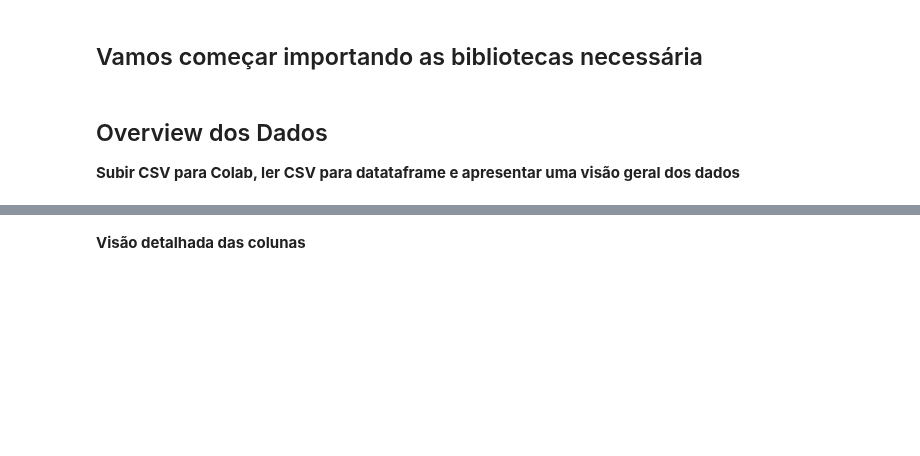
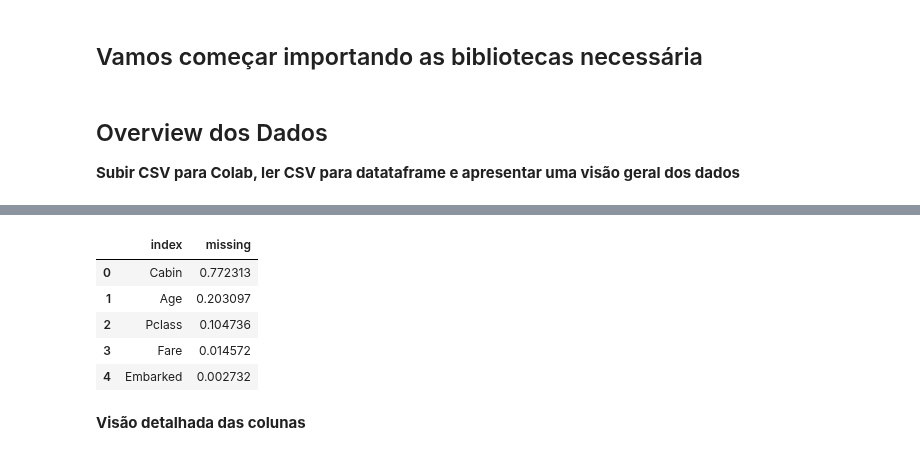
Before and after one commit to CardosoJr/bootcamp, a Jupyter notebook: Labs/Lab 1 - E2D pre-processing titanic.ipynb, the cells around one changed output, grey strips where cells are left out. Cells and saved outputs as stored; diff of their text form; code cells hidden in the pictures; blank space fills up the shorter version.

```diff
--- a/Labs/Lab 1 - E2D pre-processing titanic.ipynb
+++ b/Labs/Lab 1 - E2D pre-processing titanic.ipynb
@@ -26,3 +96,19 @@ df.info()
+# %%
+(df
+  .isna()
+  .mean()
+  .sort_values(ascending = False)
+  .reset_index()
+  .rename(columns = {0 : 'missing'})
+  .query("missing > 0")
+)
+# %% [output]
+|  | index | missing |
+| 0 | Cabin | 0.772313 |
+| 1 | Age | 0.203097 |
+| 2 | Pclass | 0.104736 |
+| 3 | Fare | 0.014572 |
+| 4 | Embarked | 0.002732 |
 # %% [markdown]
 **Visão detalhada das colunas**
 # %%
```
Also changed, not shown: parts of 6 cells of this notebook.
